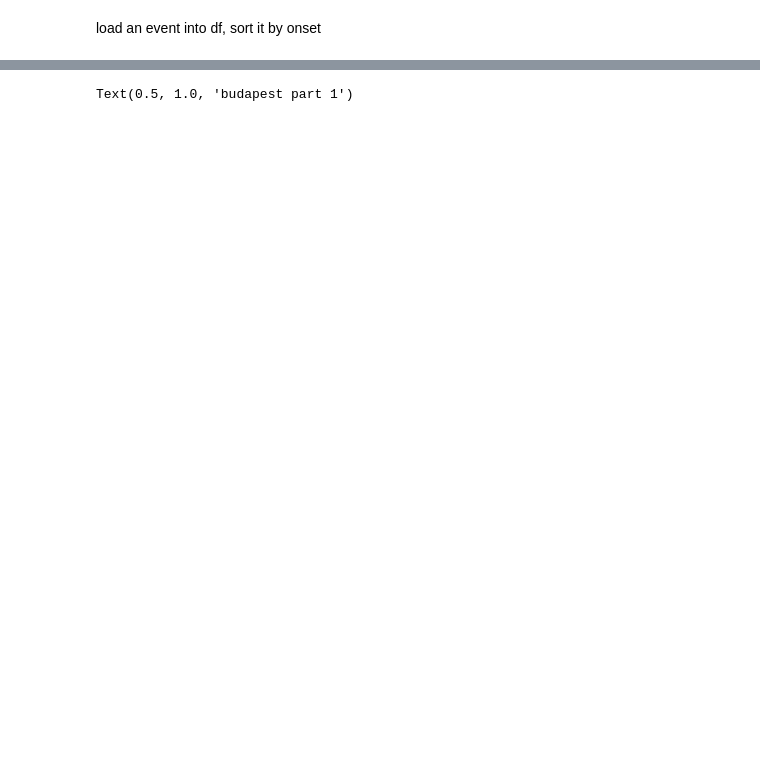
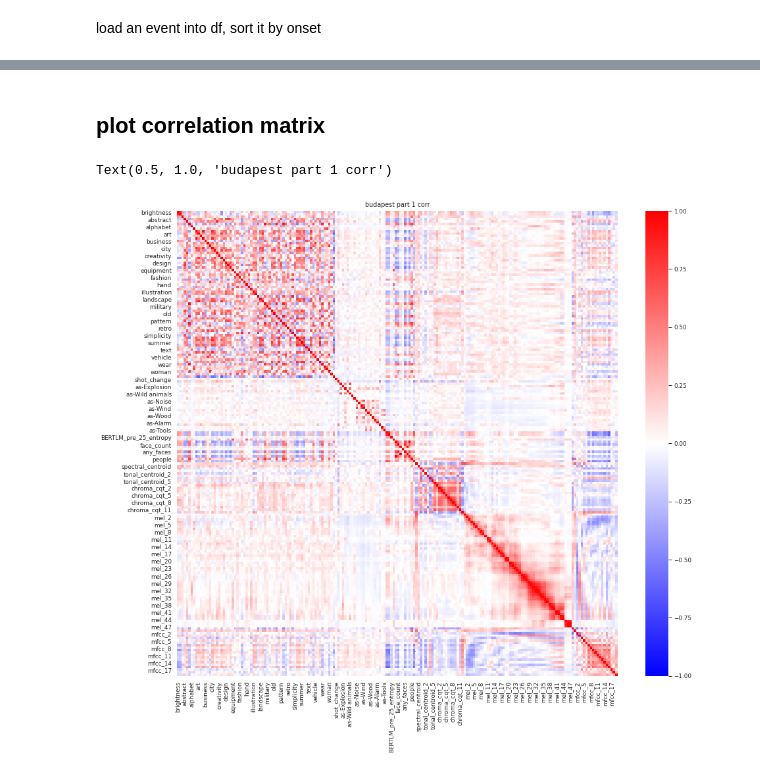
Before and after one commit to jsmentch/feature_comparison, a Jupyter notebook: notebooks/explore_features_pyns.ipynb, the cells around one changed output, grey strips where cells are left out. Saved outputs shown, nothing was run; the diff lists cells and outputs as text; code cells hidden in the pictures; blank space fills up the shorter version.

```diff
--- a/notebooks/explore_features_pyns.ipynb
+++ b/notebooks/explore_features_pyns.ipynb
@@ -95,6 +67,6 @@ budapest_predictors[10]
 # %%
 budapest_predictors=api.predictors.get(run_id=run_id)
-for i in budapest_predictors:
-    if not i['source'] == 'fmriprep' and not i['mean'] == None:
-    #if i['source'] == 'extracted':
-            print(i['name'],i['description'])
+# for i in budapest_predictors:
+#     if not i['source'] == 'fmriprep' and not i['mean'] == None:
+#     #if i['source'] == 'extracted':
+#             print(i['name'],i['description'])
@@ -145,9 +96,11 @@ budapest_predictor_modality= df_predictors['modality'].to_numpy()
 # %% [markdown]
 #### how many values are in each predictor??
 # %%
-predictor_lengths = []
-for i in budapest_predictor_ids:
-    predictor_lengths.append(
-        len(api.predictor_events.get(predictor_id=i, run_id=run_id))
-                                )
+# predictor_lengths = []
+# for i in budapest_predictor_ids:
+#     predictor_lengths.append(
+#         len(api.predictor_events.get(predictor_id=i, run_id=run_id))
+#                                 )
+# predictor_lengths=np.array(predictor_lengths)
+# print(predictor_lengths.min(), predictor_lengths.max(), predictor_lengths.mean())
 # %% [output]
@@ -236,16 +152,18 @@ df_corr
+# %% [markdown]
+## plot correlation matrix
 # %%
 # Generate a mask for the upper triangle
 mask = np.triu(np.ones_like(df_corr, dtype=np.bool))
 
 # Set up the matplotlib figure
-f, ax = plt.subplots(figsize=(30, 26))
+f, ax = plt.subplots(figsize=(15, 13))
 
 # Generate a custom diverging colormap
 #cmap = sns.diverging_palette(220, 10, as_cmap=True)
 
-
 # Draw the heatmap with the mask and correct aspect ratio
 sns.heatmap(df_corr, cmap = 'bwr', vmin=-1, vmax=1)
-plt.title("budapest part 1")
+plt.title("budapest part 1 corr")
 # %% [output]
-Text(0.5, 1.0, 'budapest part 1')
+Text(0.5, 1.0, 'budapest part 1 corr')
+[figure, added]
```
Also changed, not shown: parts of 42 cells of this notebook.
